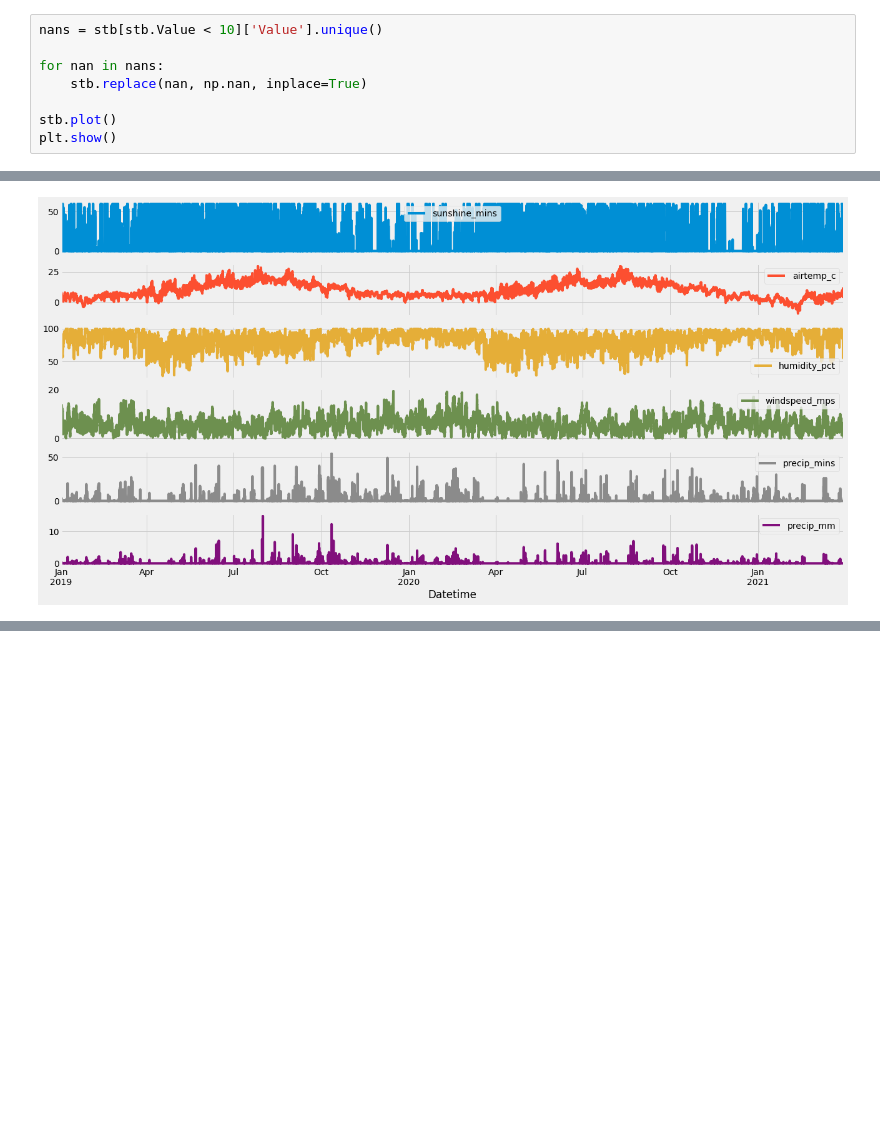
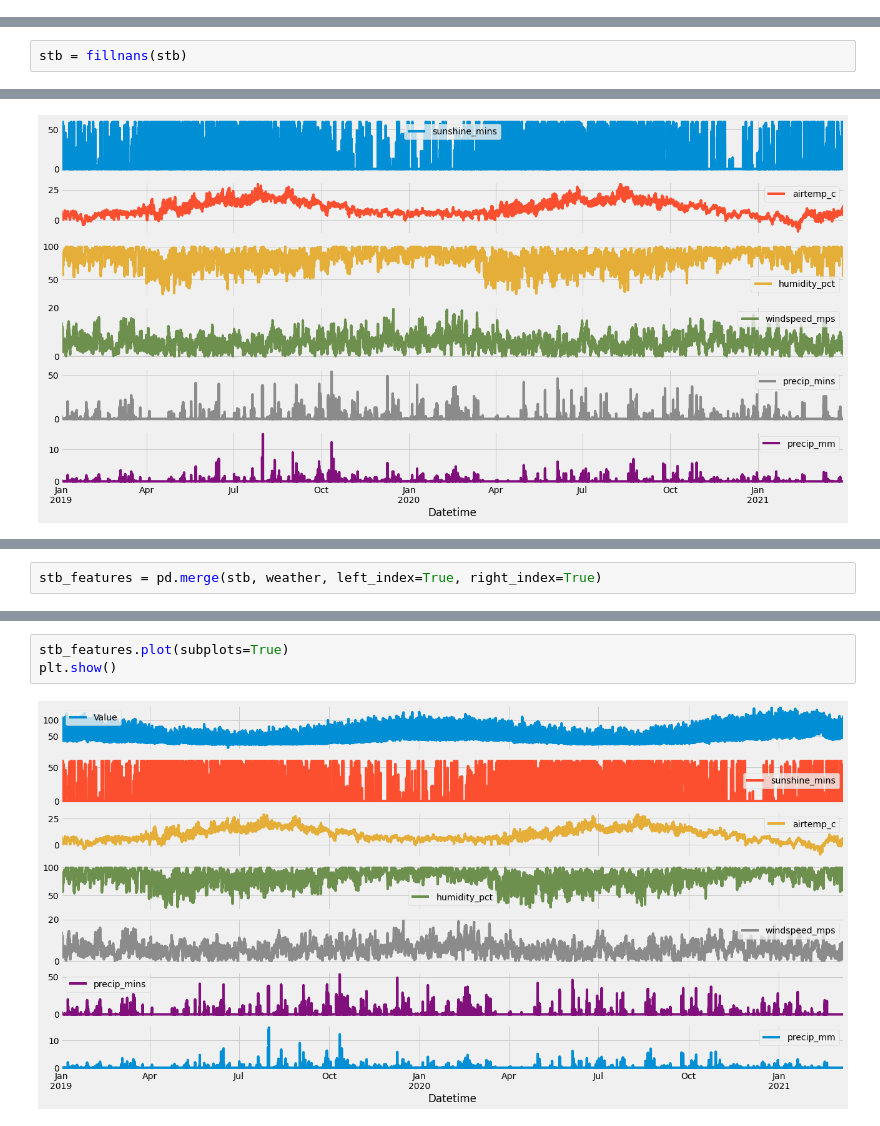
Before and after one commit to nbvanting/thesis, a Jupyter notebook: model/Data Preparation.ipynb, the cells around one changed output, grey strips where cells are left out. Drawn from its saved outputs; the diff is of its cells as text; blank space fills up the shorter version.

```diff
--- a/model/Data Preparation.ipynb
+++ b/model/Data Preparation.ipynb
@@ -296,11 +145,3 @@ plt.show()
 [figure]
 # %% [markdown]
 Large negative values are a result of "sick" meters or meter resetting.
-# %%
-nans = stb[stb.Value < 10]['Value'].unique()
-
-for nan in nans:
-    stb.replace(nan, np.nan, inplace=True)
-
-stb.plot()
-plt.show()
@@ -323,3 +162,5 @@ pd.read_csv('../data/strib/9_stb_202012.csv', index_col=None, header=0).groupby(
 plt.show()
 # %% [output]
 [figure]
+# %%
+stb = fillnans(stb)
@@ -388,0 +187,2 @@ memory usage: 1.2 MB
+# %%
+stb_features = pd.merge(stb, weather, left_index=True, right_index=True)
@@ -388,0 +206,5 @@ memory usage: 1.2 MB
+# %%
+stb_features.plot(subplots=True)
+plt.show()
+# %% [output]
+[figure, added]
```
Also changed, not shown: parts of 48 cells of this notebook, 18 other files.
